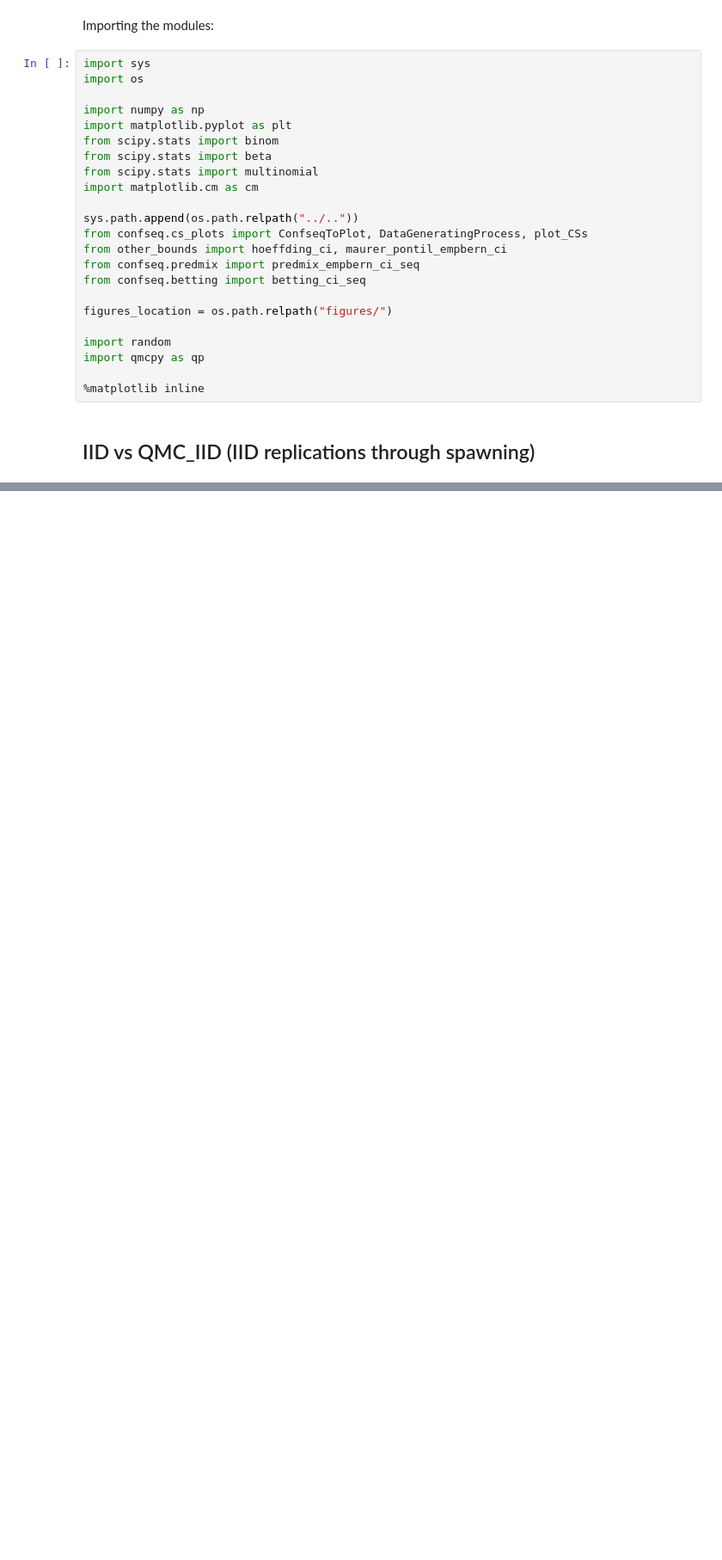
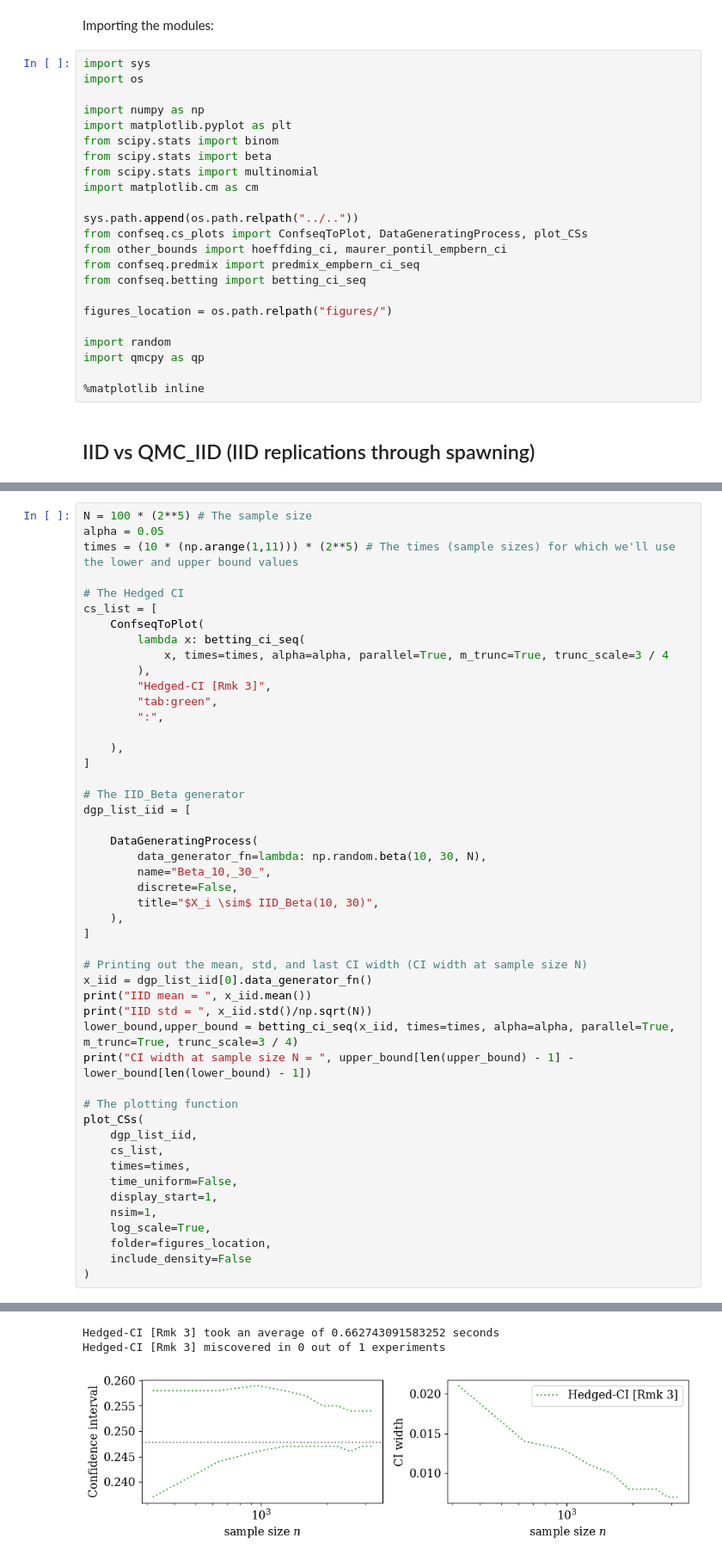
Before and after one commit to fjhickernell/Betting-Paper-Simulations-for-QMC, a Jupyter notebook: simulations/Fixed-time/qmc_ci.ipynb, the cells around one changed output, grey strips where cells are left out. Shown: that part at 86% size. Cells and saved outputs as stored; diff of their text form; blank space fills up the shorter version.

```diff
--- a/simulations/Fixed-time/qmc_ci.ipynb
+++ b/simulations/Fixed-time/qmc_ci.ipynb
@@ -128,0 +44,49 @@ Hedged-CI [Rmk 3] miscovered in 0 out of 5 experiments
+# %%
+N = 100 * (2**5) # The sample size
+alpha = 0.05
+times = (10 * (np.arange(1,11))) * (2**5) # The times (sample sizes) for which we'll use the lower and upper bound values
+
+# The Hedged CI
+cs_list = [
+    ConfseqToPlot(
+        lambda x: betting_ci_seq(
+            x, times=times, alpha=alpha, parallel=True, m_trunc=True, trunc_scale=3 / 4
+        ),
+        "Hedged-CI [Rmk 3]",
+        "tab:green",
+        ":",
+
+    ),
+]
+
+# The IID_Beta generator
+dgp_list_iid = [
+
+    DataGeneratingProcess(
+        data_generator_fn=lambda: np.random.beta(10, 30, N),
+        name="Beta_10,_30_",
+        discrete=False,
+        title="$X_i \sim$ IID_Beta(10, 30)",
+    ),
+]
+
+# Printing out the mean, std, and last CI width (CI width at sample size N)
+x_iid = dgp_list_iid[0].data_generator_fn()
+print("IID mean = ", x_iid.mean())
+print("IID std = ", x_iid.std()/np.sqrt(N))
+lower_bound,upper_bound = betting_ci_seq(x_iid, times=times, alpha=alpha, parallel=True, m_trunc=True, trunc_scale=3 / 4)
+print("CI width at sample size N = ", upper_bound[len(upper_bound) - 1] - lower_bound[len(lower_bound) - 1])
+
+# The plotting function
+plot_CSs(
+    dgp_list_iid,
+    cs_list,
+    times=times,
+    time_uniform=False,
+    display_start=1,
+    nsim=1,
+    log_scale=True,
+    folder=figures_location,
+    include_density=False
+)
+# %% [output]
@@ -129 +122,4 @@ Hedged-CI [Rmk 3] miscovered in 0 out of 5 experiments
+Hedged-CI [Rmk 3] took an average of 0.662743091583252 seconds
+Hedged-CI [Rmk 3] miscovered in 0 out of 1 experiments
+[figure, added]
 # %% [markdown]
```
Also changed, not shown: parts of 10 cells of this notebook.
